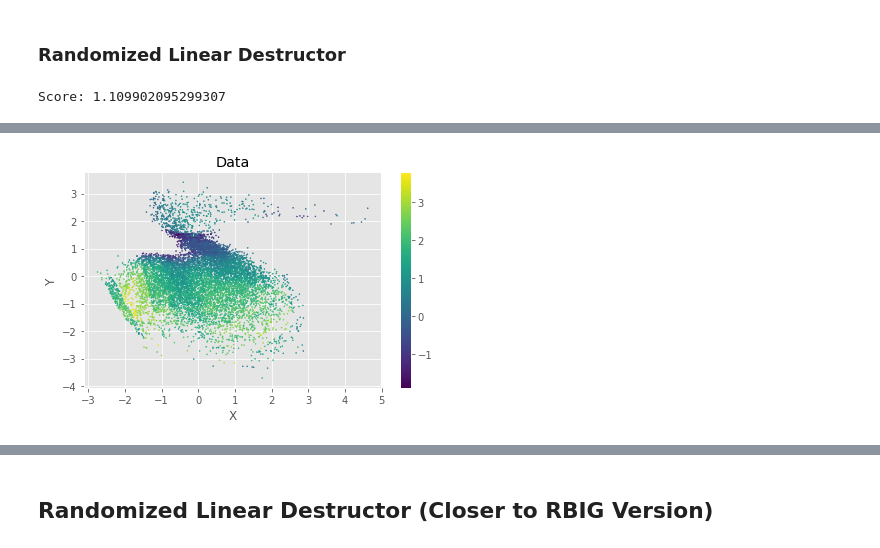
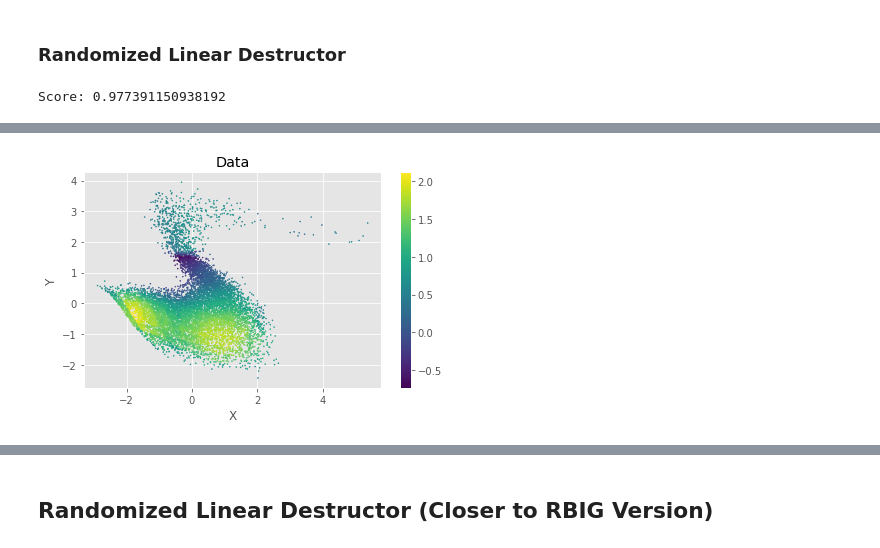
Before and after one commit to jejjohnson/destructive-deep-learning, a Jupyter notebook: notebooks/rbig_vs_ddd.ipynb, the cells around one changed output, grey strips where cells are left out. Cells and saved outputs as stored; diff of their text form; code cells hidden in the pictures.

```diff
--- a/notebooks/rbig_vs_ddd.ipynb
+++ b/notebooks/rbig_vs_ddd.ipynb
@@ -310,6 +331,16 @@ Wall time: 1.33 s
 # %%
 n_layers = 100       # Arbitrary number of layers
 random_state = 123
+
+# Composite Destructor
+rbig_model = CompositeDestructor(
+    [
+        clone(uniform_density),                         # Marginal Uniformization
+        clone(marginal_gaussianization),                # Marginal Gaussianization
+        clone(rotation),                                # Rotation (PCA)
+    ]
+)
+
 
 # Initialize Deep RBIG model
 deep_rbig_model = DeepDestructor(
@@ -319,7 +350,6 @@ deep_rbig_model = DeepDestructor(
 )
 
 deep_rbig_model.fit(data);
-
 
 
 
@@ -657,2 +723,31 @@ Wall time: 2.2 s
 # %% [markdown]
 ### Deep Copula Model (Cross-Validated)
+# %%
+%%time
+
+
+# Create deep copula destructor
+deep_copula_cv_model = DeepDestructorCV(
+    init_destructor=CompositeDestructor([
+        IndependentDestructor(IndependentDensity(HistogramUnivariateDensity(
+            bins=256, bounds=[0, 1], alpha=1e-10
+        )))
+    ]),
+    canonical_destructor=CompositeDestructor([
+        IndependentDestructor(IndependentDensity(HistogramUnivariateDensity(
+            bins=200, bounds=[0, 1], alpha=1e-10
+        ))),
+        IndependentInverseCdf(),
+        BestLinearReconstructionDestructor(
+            linear_estimator=PCA(), destructor=IndependentDestructor(IndependentDensity(HistogramUnivariateDensity(
+            bins=200, bounds=[0, 1], alpha=1e-10
+        ))),
+        )
+    ]),
+    # Setup copula destructor to just use a single train/validation split and do not refit
+    cv=2, refit=True,
+    n_extend=5,
+    stop_tol=0.1, random_state=None,
+)
+
+deep_copula_cv_model.fit(data)
@@ -739,10 +798,9 @@ Wall time: 2.92 s
 %%time
 
 # Parameters
-n_extend = 50
 bins = 'auto'
 bounds = [0, 1]
-alpha = 1e-10
+alpha = 1000
 
 init_transform = IndependentDestructor()
 
@@ -773,8 +831,6 @@ deep_linear_cv_destructor = DeepDestructorCV(
     ],
     n_extend=20,
     cv=3,
-    stop_tol=1e-3,
-    refit=True,
     random_state=True
 )
 
@@ -807,4 +863,4 @@ plot_scatter(data_approx)
 
 plot_histograms(data_approx)
 # %% [output]
-Score: 1.109902095299307
+Score: 0.977391150938192
@@ -812 +868 @@ Score: 1.109902095299307
-[figure, old version]
+[figure, new version]
```
Also changed, not shown: parts of 17 cells of this notebook, 24 other files.
